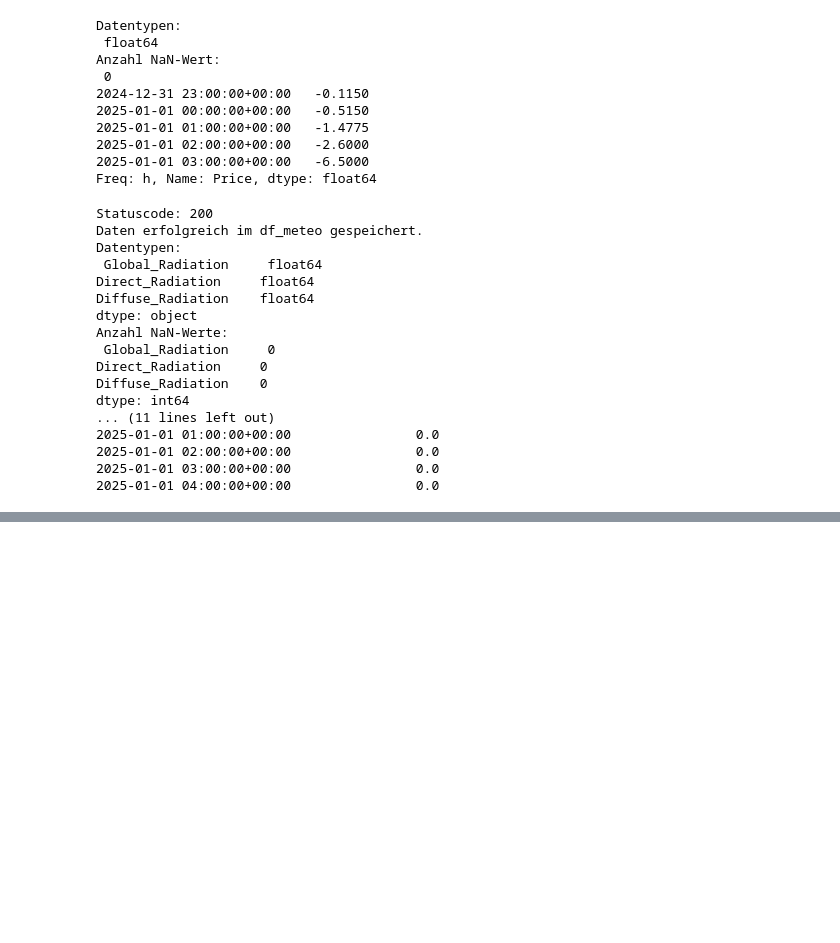
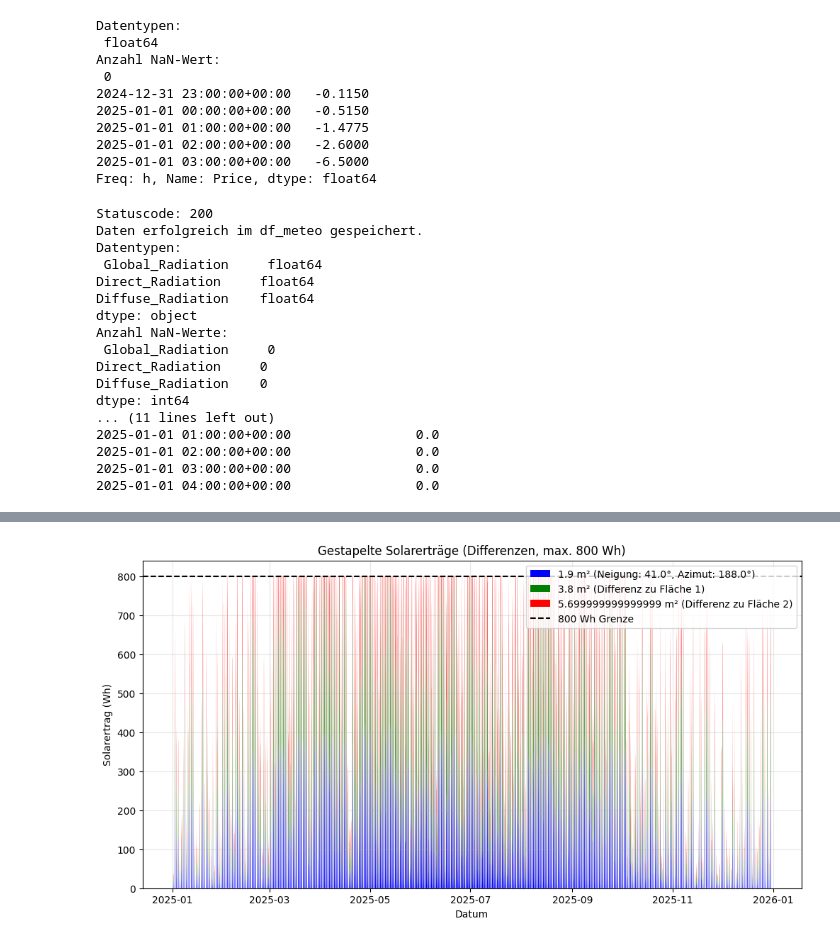
Before and after one commit to tomku44/Stackfuel-DPP, a Jupyter notebook: notebooks/Balkonkraftwerk neuy.ipynb, the cells around one changed output, grey strips where cells are left out. Cells and saved outputs as stored; diff of their text form; code cells hidden in the pictures; blank space fills up the shorter version.

```diff
--- a/notebooks/Balkonkraftwerk neuy.ipynb
+++ b/notebooks/Balkonkraftwerk neuy.ipynb
@@ -340,0 +404,71 @@ Maximale POA-Strahlung: 1401.30 W/m²
+# %%
+# 1. DataFrame mit den stündlichen Werten für alle drei Flächen erstellen
+df_combined = pd.DataFrame(index=df.index)
+
+# 2. Solarerträge für jede Fläche berechnen und speichern
+for index, row in df_optimal_results_1.iterrows():
+    df_temp = calculate_solar_yield(
+        df.copy(),
+        balkonkraftwerk_tilt=row['Neigung_°'],
+        balkonkraftwerk_azimuth=row['Azimut_°'],
+        balkonkraftwerk_fläche=row['Fläche_m²'],
+        balkonkraftwerk_wirkungsgrad=balkonkraftwerk_wirkungsgrad
+    )
+    df_temp['solar_yield_Wh'] = df_temp['solar_yield_Wh'].clip(upper=800)
+    df_combined[f'Fläche_{index+1}'] = df_temp['solar_yield_Wh']
+
+# 3. Sortiere die Flächen nach Größe (kleinste zuerst)
+df_optimal_results_1 = df_optimal_results_1.sort_values(by='Fläche_m²', ascending=True)
+
+# 4. Berechne die Differenzen für das gestapelte Diagramm
+# Jede Fläche wird auf die Differenz zur vorherigen Fläche begrenzt
+df_combined['Fläche_2_diff'] = df_combined['Fläche_2'] - df_combined['Fläche_1']
+df_combined['Fläche_3_diff'] = df_combined['Fläche_3'] - df_combined['Fläche_2']
+
+# 5. Korrigiere negative Differenzen (falls nötig)
+df_combined['Fläche_2_diff'] = df_combined['Fläche_2_diff'].clip(lower=0)
+df_combined['Fläche_3_diff'] = df_combined['Fläche_3_diff'].clip(lower=0)
+
+# 6. Erstelle das gestapelte Liniendiagramm
+plt.figure(figsize=(12, 6))
+
+# 7. Plotte die Flächen als gestapelte Differenzen
+plt.stackplot(
+    df_combined.index,
+    df_combined['Fläche_1'],          # Kleinste Fläche (unten)
+    df_combined['Fläche_2_diff'],     # Differenz mittlere Fläche
+    df_combined['Fläche_3_diff'],     # Differenz größte Fläche
+    colors=['blue', 'green', 'red'],
+    labels=[
+        f"{df_optimal_results_1.iloc[0]['Fläche_m²']} m²",
+        f"{df_optimal_results_1.iloc[1]['Fläche_m²']} m² (Differenz)",
+        f"{df_optimal_results_1.iloc[2]['Fläche_m²']} m² (Differenz)"
+    ],
+    alpha=1
+)
+
+# 8. 800-Wh-Grenze als gestrichelte Linie
+plt.axhline(y=800, color='black', linestyle='--', label='800 Wh Grenze')
+
+# 9. Titel und Achsenbeschriftung
+plt.title('Gestapelte Solarerträge (Differenzen, max. 800 Wh)')
+plt.ylabel('Solarertrag (Wh)')
+plt.xlabel('Datum')
+
+# 10. Legende mit Neigung/Azimut
+legend_labels = [
+    f"{df_optimal_results_1.iloc[0]['Fläche_m²']} m² (Neigung: {df_optimal_results_1.iloc[0]['Neigung_°']}°, Azimut: {df_optimal_results_1.iloc[0]['Azimut_°']}°)",
+    f"{df_optimal_results_1.iloc[1]['Fläche_m²']} m² (Differenz zu Fläche 1)",
+    f"{df_optimal_results_1.iloc[2]['Fläche_m²']} m² (Differenz zu Fläche 2)",
+    '800 Wh Grenze'
+]
+
+plt.legend(legend_labels, loc='upper right')
+
+# 11. Grid für bessere Lesbarkeit
+plt.grid(True, alpha=0.3)
+
+# 12. Diagramm anzeigen
+plt.show()
+# %% [output]
+[figure, added]
```
Also changed, not shown: parts of 16 cells of this notebook, 2 other files.
